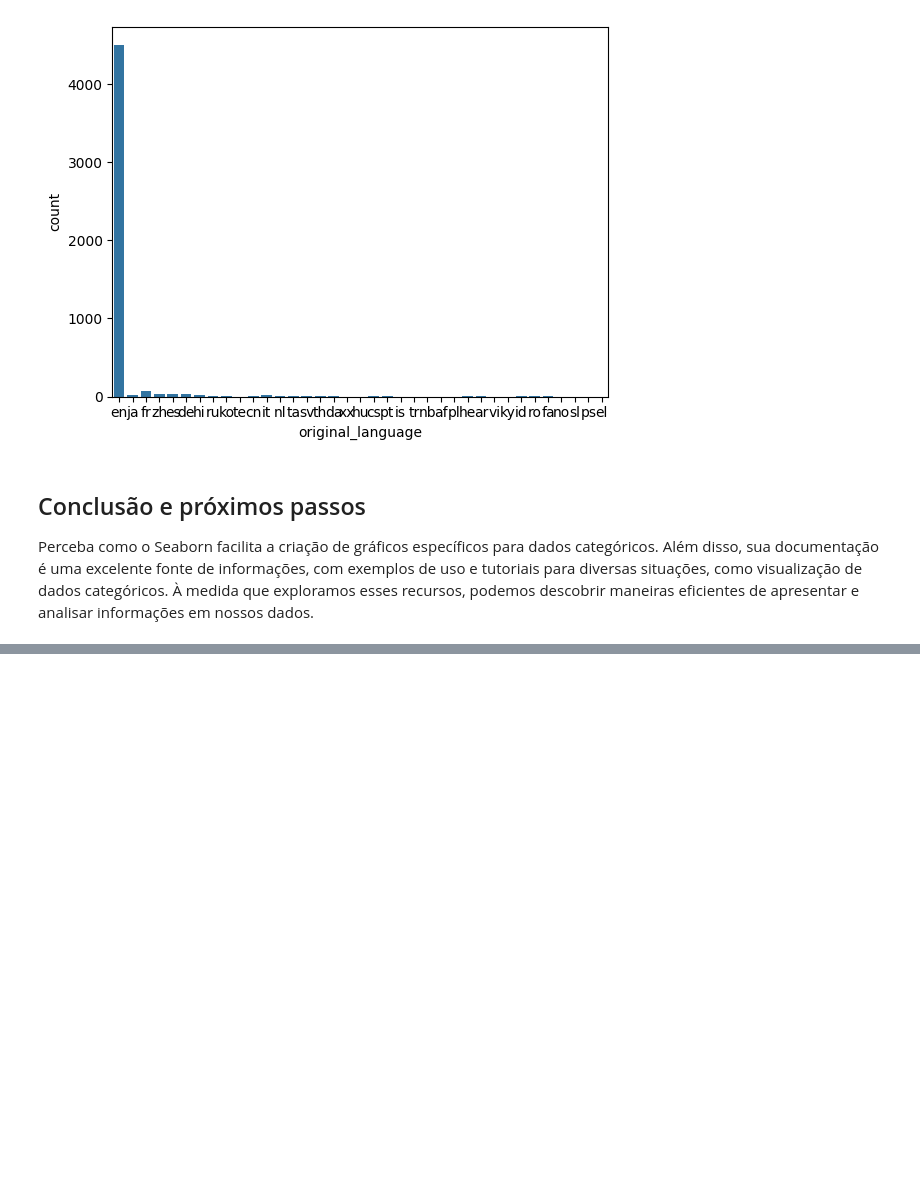
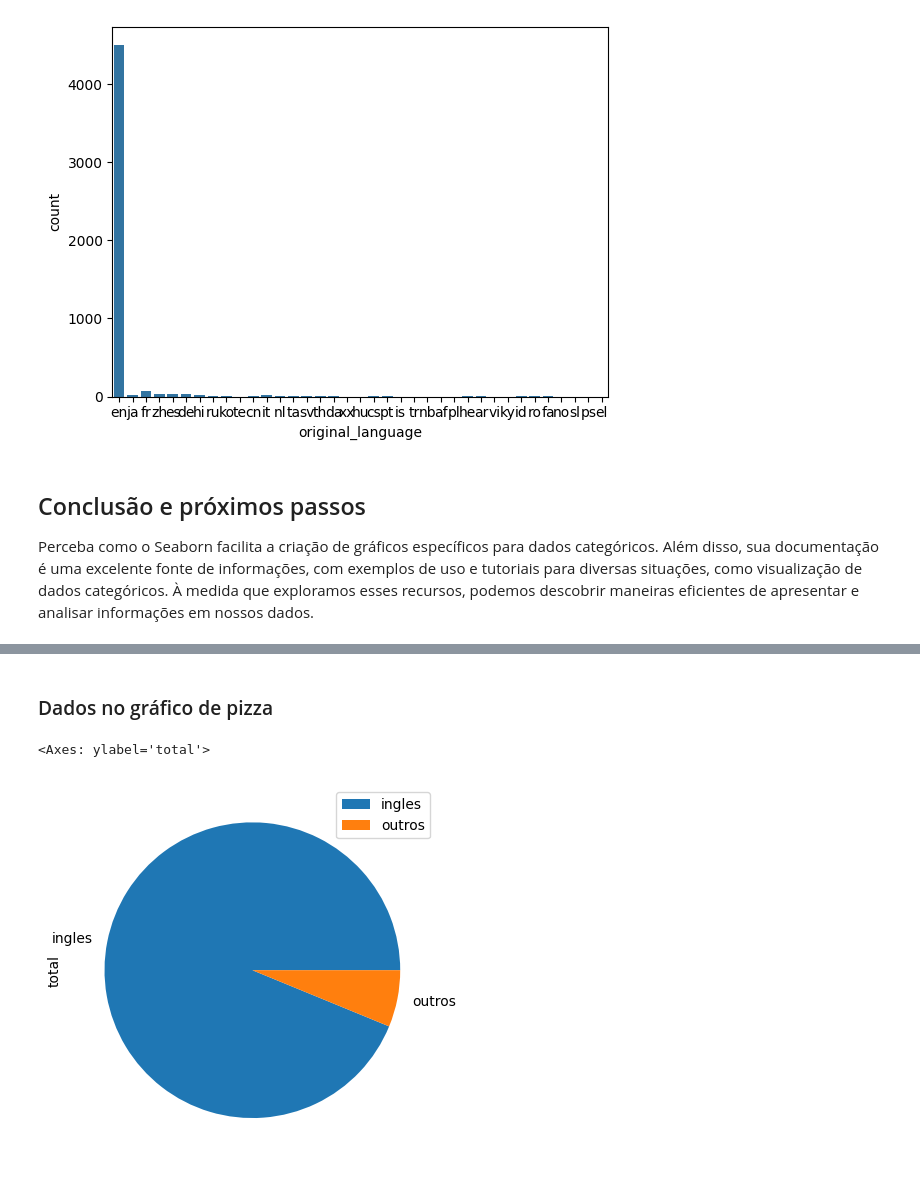
Before and after one commit to orlandojsjunior/Data_Science-explorando_e_analisando_dados, a Jupyter notebook: Explorando_e_analisando_dados.ipynb, the cells around one changed output, grey strips where cells are left out. Saved outputs shown, nothing was run; the diff lists cells and outputs as text; code cells hidden in the pictures; blank space fills up the shorter version.

```diff
--- a/Explorando_e_analisando_dados.ipynb
+++ b/Explorando_e_analisando_dados.ipynb
@@ -633,0 +723,7 @@ Perceba como o Seaborn facilita a criação de gráficos específicos para dados
+# %% [markdown]
+### Dados no gráfico de pizza
+# %%
+dados.plot(kind="pie", y="total", labels=dados["lingua"])
+# %% [output]
+<Axes: ylabel='total'>
+[figure, added]
```
Also changed, not shown: parts of 17 cells of this notebook.
